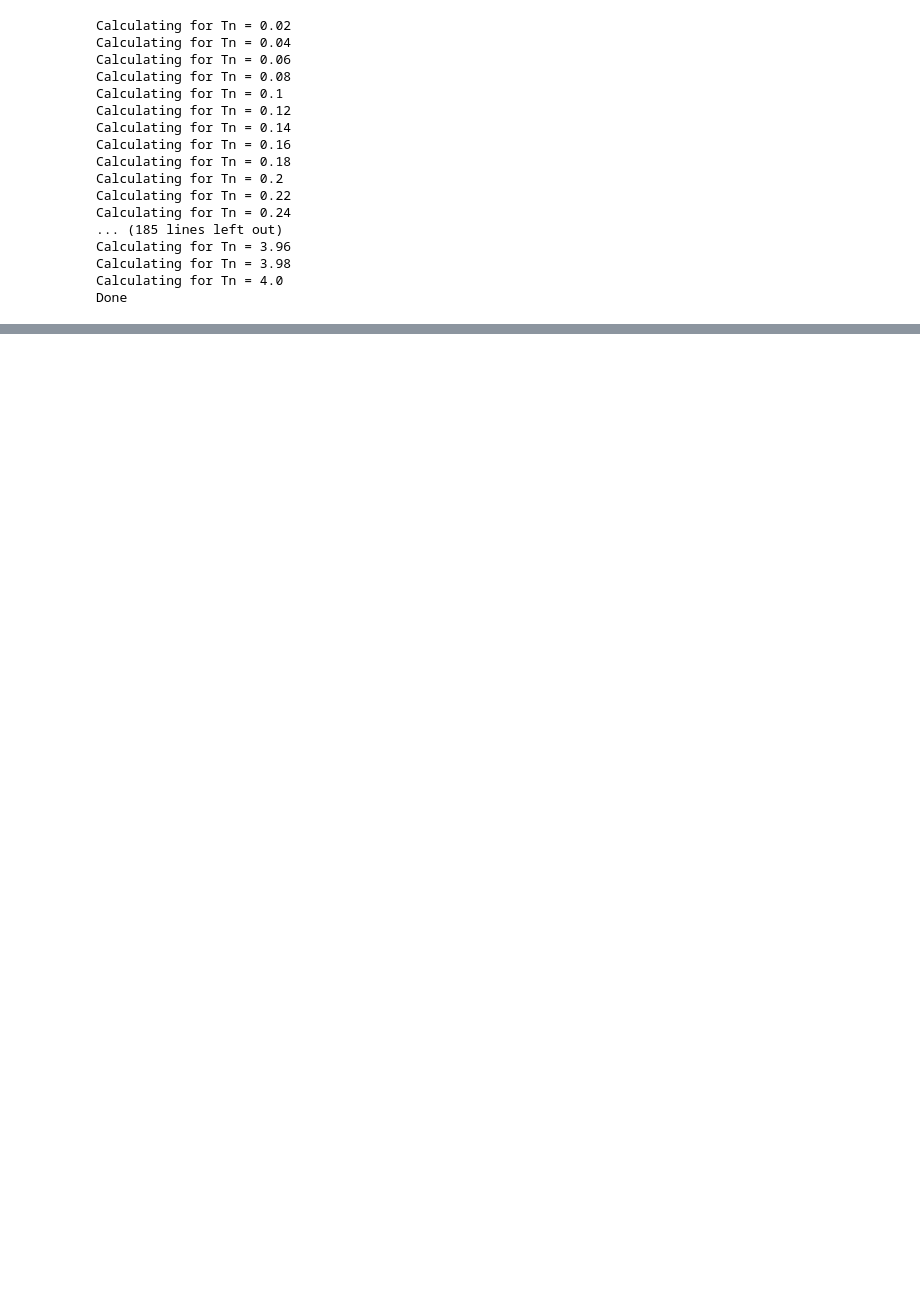
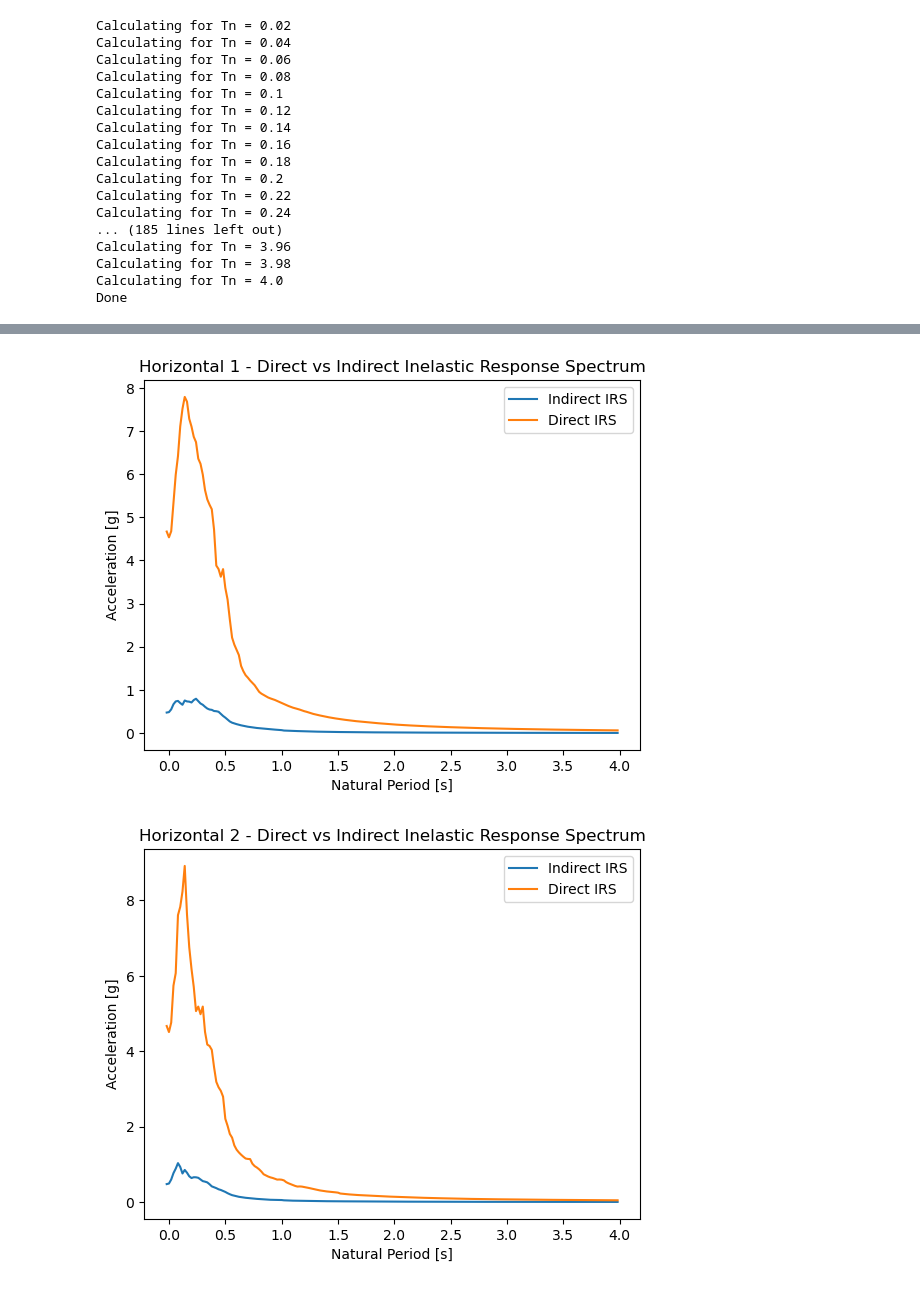
Before and after one commit to Lymone96/CIEM5220-Group2, a Jupyter notebook: 1_SRE/Part 2/Python for Project Work SRE_Part 2/IERS/IERS.ipynb, the cells around one changed output, grey strips where cells are left out. Cells and saved outputs as stored; diff of their text form; code cells hidden in the pictures; blank space fills up the shorter version.

```diff
--- a/1_SRE/Part 2/Python for Project Work SRE_Part 2/IERS/IERS.ipynb
+++ b/1_SRE/Part 2/Python for Project Work SRE_Part 2/IERS/IERS.ipynb
@@ -166,0 +286,34 @@ plt.show()
+# %%
+# Load processed data from pickle to avoid long running times
+# SA_in_dir_vec_store  = pickle.load(open("SA_in_dir_vec_stored.pkl","rb"))
+# SA_in_dir_hor1_vecs = SA_in_dir_vec_store[0]
+# SA_in_dir_hor2_vecs = SA_in_dir_vec_store[1]
+# SA_in_dir_ver_vecs  = SA_in_dir_vec_store[2]
+
+SA_in_dir_mean_store = pickle.load(open("SA_in_dir_mean_stored.pkl","rb"))
+SA_in_dir_hor1_mean = SA_in_dir_mean_stored[0]
+SA_in_dir_hor2_mean = SA_in_dir_mean_stored[1]
+SA_in_dir_ver_mean  = SA_in_dir_mean_stored[2]
+# %%
+# Plots
+
+# Horizontal-1
+plt.plot(Tn,SA_in_ind_hor1_mean, label='Indirect IRS')
+plt.plot(Tn,SA_in_dir_hor1_mean, label='Direct IRS')
+plt.title('Horizontal 1 - Direct vs Indirect Inelastic Response Spectrum')
+plt.xlabel('Natural Period [s]')
+plt.ylabel('Acceleration [g]')
+plt.legend()
+plt.show()
+
+# Horizontal-2
+plt.plot(Tn,SA_in_ind_hor2_mean, label='Indirect IRS')
+plt.plot(Tn,SA_in_dir_hor2_mean, label='Direct IRS')
+plt.title('Horizontal 2 - Direct vs Indirect Inelastic Response Spectrum')
+plt.xlabel('Natural Period [s]')
+plt.ylabel('Acceleration [g]')
+plt.legend()
+plt.show()
+# %% [output]
+[figure, added]
+[figure, added]
```
Also changed, not shown: parts of 11 cells of this notebook, 26 other files.
